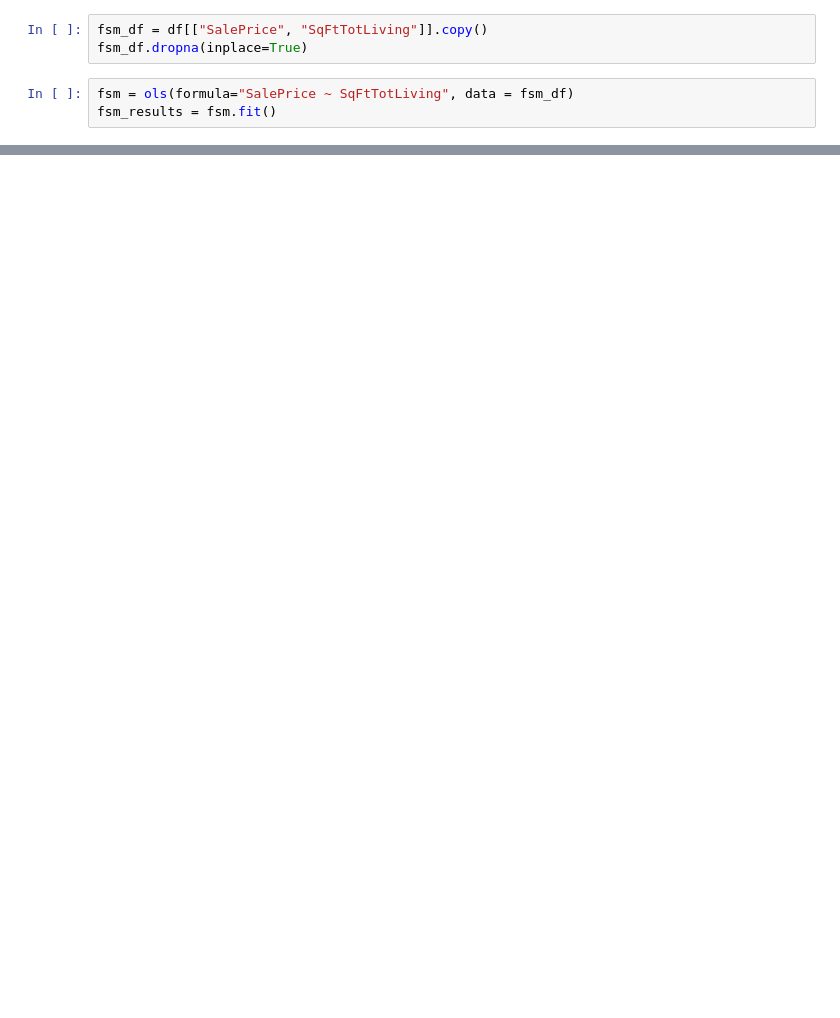
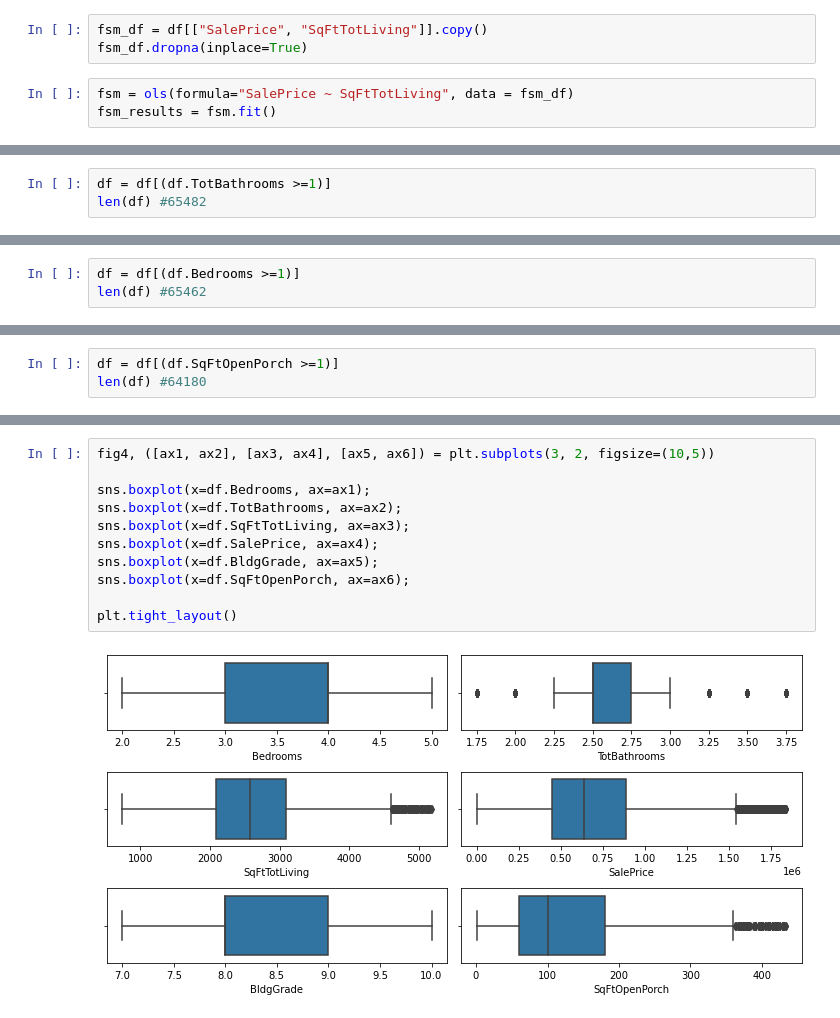
Before and after one commit to smartbre/110920-pt-phase-2-project, a Jupyter notebook: notebooks/exploratory/Exploratory.ipynb, the cells around one changed output, grey strips where cells are left out. Saved outputs shown, nothing was run; the diff lists cells and outputs as text; blank space fills up the shorter version.

```diff
--- a/notebooks/exploratory/Exploratory.ipynb
+++ b/notebooks/exploratory/Exploratory.ipynb
@@ -139,0 +173,3 @@ Rainbow p-value: 0.9999999999999999
+# %%
+df = df[(df.TotBathrooms >=1)]
+len(df) #65482
@@ -139,0 +178,3 @@ Rainbow p-value: 0.9999999999999999
+# %%
+df = df[(df.Bedrooms >=1)]
+len(df) #65462
@@ -139,0 +183,3 @@ Rainbow p-value: 0.9999999999999999
+# %%
+df = df[(df.SqFtOpenPorch >=1)]
+len(df) #64180
@@ -139,0 +201,13 @@ Rainbow p-value: 0.9999999999999999
+# %%
+fig4, ([ax1, ax2], [ax3, ax4], [ax5, ax6]) = plt.subplots(3, 2, figsize=(10,5))
+
+sns.boxplot(x=df.Bedrooms, ax=ax1);
+sns.boxplot(x=df.TotBathrooms, ax=ax2);
+sns.boxplot(x=df.SqFtTotLiving, ax=ax3);
+sns.boxplot(x=df.SalePrice, ax=ax4);
+sns.boxplot(x=df.BldgGrade, ax=ax5);
+sns.boxplot(x=df.SqFtOpenPorch, ax=ax6);
+
+plt.tight_layout()
+# %% [output]
+[figure, added]
```
Also changed, not shown: parts of 91 cells of this notebook, 3 other files.
